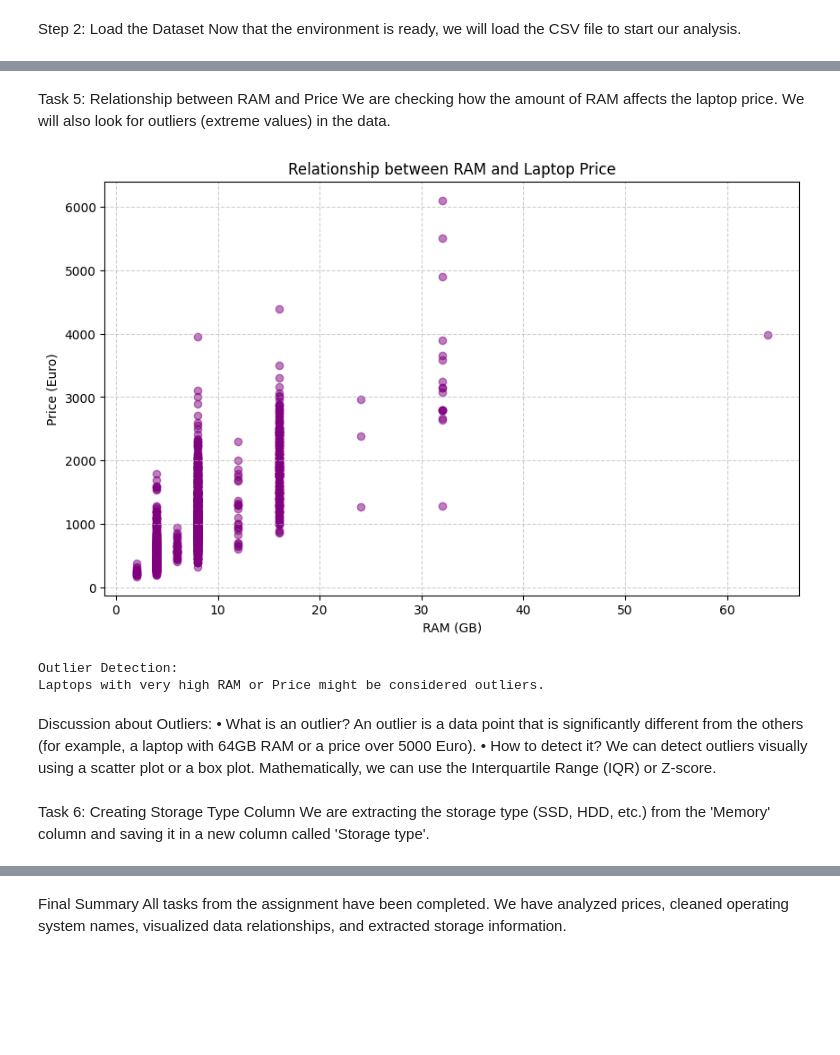
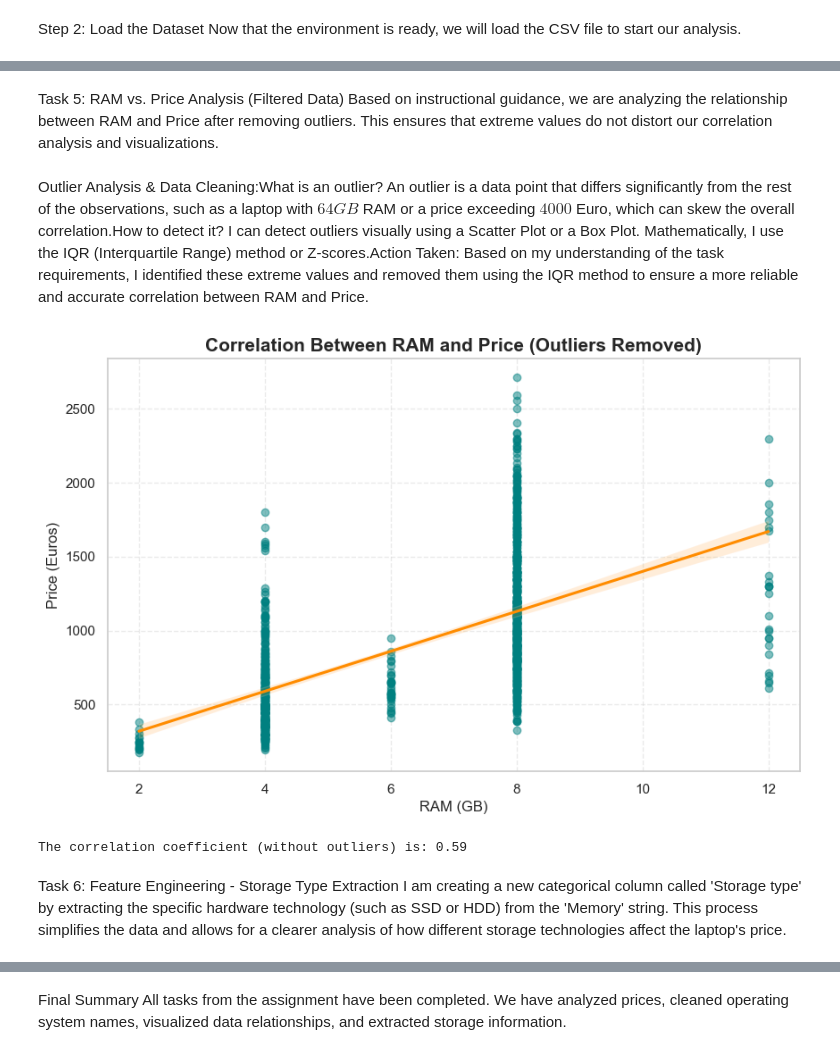
Before and after one commit to Yaelb12/MiniProject_Neuro_New, a Jupyter notebook: analysis.ipynb, the cells around one changed output, grey strips where cells are left out. Cells and saved outputs as stored; diff of their text form; code cells hidden in the pictures; blank space fills up the shorter version.

```diff
--- a/analysis.ipynb
+++ b/analysis.ipynb
@@ -39,12 +39,16 @@ We are visualizing the distribution of prices for all laptops in the dataset.
 # %%
-# Create a histogram to see how many laptops are in each price range
+# Set the visual style
+sns.set_theme(style="whitegrid")
+
 plt.figure(figsize=(10, 6))
-plt.hist(df['Price (Euro)'], bins=20, color='skyblue', edgecolor='black')
 
-# Adding labels and titles as requested in the instructions
-plt.title('Distribution of Laptop Prices')
-plt.xlabel('Price (Euros)')
-plt.ylabel('Count of Laptops')
+# Creating a styled histogram
+sns.histplot(df['Price (Euro)'], kde=True, color='teal', bins=25)
+
+# Mandatory Labels and Titles according to instructions
+plt.title('Distribution of Laptop Prices', fontsize=15, pad=20)
+plt.xlabel('Price (Euros)', fontsize=12)
+plt.ylabel('Frequency (Number of Laptops)', fontsize=12)
 
 plt.show()
 # %% [output]
@@ -143,31 +174,42 @@ for os_name in systems:
 # %% [markdown]
-Task 5: Relationship between RAM and Price
-We are checking how the amount of RAM affects the laptop price. We will also look for outliers (extreme values) in the data.
+Task 5: RAM vs. Price Analysis (Filtered Data)
+Based on instructional guidance, we are analyzing the relationship between RAM and Price after removing outliers. This ensures that extreme values do not distort our correlation analysis and visualizations.
+# %% [markdown]
+Outlier Analysis & Data Cleaning:What is an outlier? An outlier is a data point that differs significantly from the rest of the observations, such as a laptop with $64GB$ RAM or a price exceeding $4000$ Euro, which can skew the overall correlation.How to detect it? I can detect outliers visually using a Scatter Plot or a Box Plot. Mathematically, I use the IQR (Interquartile Range) method or Z-scores.Action Taken: Based on my understanding of the task requirements, I identified these extreme values and removed them using the IQR method to ensure a more reliable and accurate correlation between RAM and Price.
 # %%
-# Create a scatter plot to see the relationship between RAM and Price
+# 1. Defining a function to filter outliers using the IQR method
+def remove_outliers(df, column):
+    Q1 = df[column].quantile(0.25)
+    Q3 = df[column].quantile(0.75)
+    IQR = Q3 - Q1
+    lower_bound = Q1 - 1.5 * IQR
+    upper_bound = Q3 + 1.5 * IQR
+    return df[(df[column] >= lower_bound) & (df[column] <= upper_bound)]
+
+# 2. Removing outliers from Price and RAM
+df_clean = remove_outliers(df, 'Price (Euro)')
+df_clean = remove_outliers(df_clean, 'RAM (GB)')
+
+# 3. Plotting the cleaned data
 plt.figure(figsize=(10, 6))
-plt.scatter(df['RAM (GB)'], df['Price (Euro)'], alpha=0.5, color='purple')
+sns.regplot(data=df_clean, x='RAM (GB)', y='Price (Euro)',
+            scatter_kws={'alpha':0.5, 'color':'teal'},
+            line_kws={'color':'darkorange'})
 
-# Adding labels and titles
-plt.title('Relationship between RAM and Laptop Price')
-plt.xlabel('RAM (GB)')
-plt.ylabel('Price (Euro)')
+plt.title('Correlation Between RAM and Price (Outliers Removed)', fontsize=15, fontweight='bold')
+plt.xlabel('RAM (GB)', fontsize=12)
+plt.ylabel('Price (Euros)', fontsize=12)
+plt.grid(True, linestyle='--', alpha=0.4)
 
-plt.grid(True, linestyle='--', alpha=0.6)
 plt.show()
 
-# Detect potential outliers using a simple method (values very far from the average)
-print("Outlier Detection:")
-print("Laptops with very high RAM or Price might be considered outliers.")
+# 4. Calculating the new correlation
+clean_corr = df_clean['RAM (GB)'].corr(df_clean['Price (Euro)'])
+print(f"The correlation coefficient (without outliers) is: {clean_corr:.2f}")
 # %% [output]
-[figure, old version]
+[figure, new version]
-Outlier Detection:
-Laptops with very high RAM or Price might be considered outliers.
+The correlation coefficient (without outliers) is: 0.59
-# %% [markdown]
-Discussion about Outliers:
-•	What is an outlier? An outlier is a data point that is significantly different from the others (for example, a laptop with 64GB RAM or a price over 5000 Euro).
-•	How to detect it? We can detect outliers visually using a scatter plot or a box plot. Mathematically, we can use the Interquartile Range (IQR) or Z-score.
 # %% [markdown]
-Task 6: Creating Storage Type Column
-We are extracting the storage type (SSD, HDD, etc.) from the 'Memory' column and saving it in a new column called 'Storage type'.
+Task 6: Feature Engineering - Storage Type Extraction
+I am creating a new categorical column called 'Storage type' by extracting the specific hardware technology (such as SSD or HDD) from the 'Memory' string. This process simplifies the data and allows for a clearer analysis of how different storage technologies affect the laptop's price.
 # %%
```
Also changed, not shown: parts of 9 cells of this notebook.
